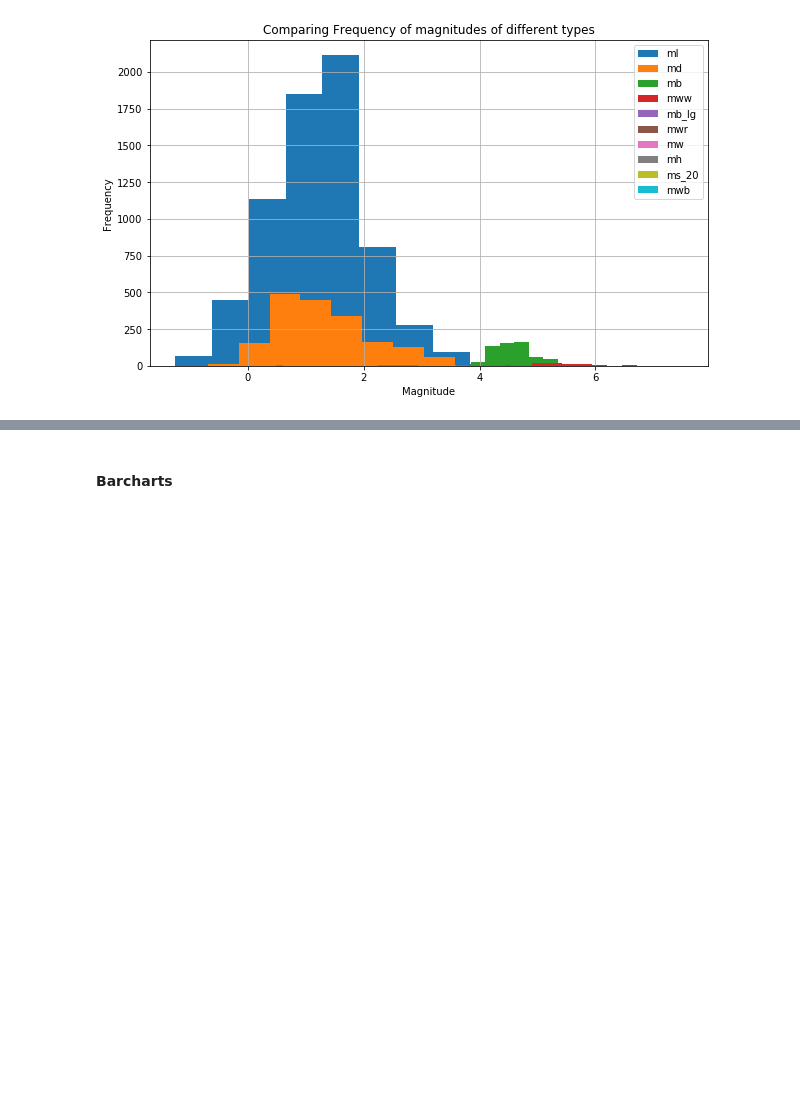
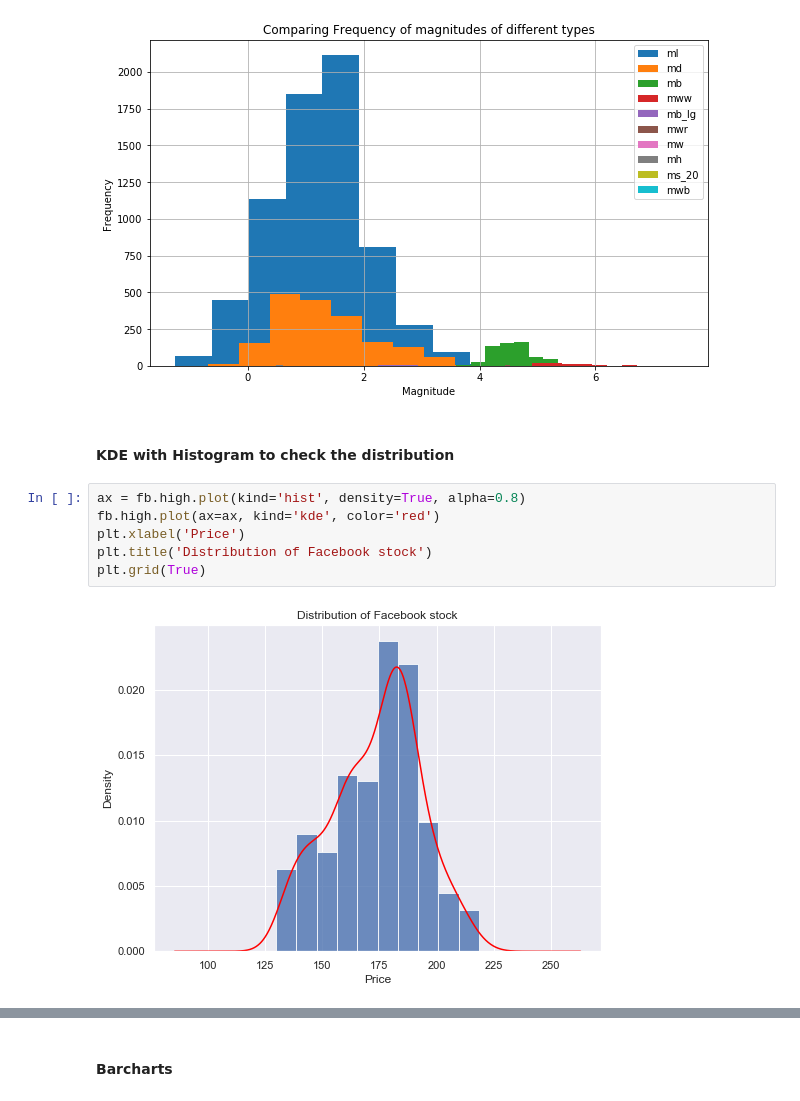
Before and after one commit to adityarj-pazuzu/Data-Visualization, a Jupyter notebook: Data Visualization using Matplotlib and Seaborn.ipynb, the cells around one changed output, grey strips where cells are left out. Saved outputs shown, nothing was run; the diff lists cells and outputs as text; blank space fills up the shorter version.

Commit message:
Added more plots
Matplotlib - Box, hist+kde
seaborn - boxen, violin, dist, bar, scatter

```diff
--- a/Data Visualization using Matplotlib and Seaborn.ipynb
+++ b/Data Visualization using Matplotlib and Seaborn.ipynb
@@ -175,3 +175,13 @@ plt.xlabel('Magnitude')
 # %% [output]
 Text(0.5, 0, 'Magnitude')
 [figure]
+# %% [markdown]
+#### KDE with Histogram to check the distribution
+# %%
+ax = fb.high.plot(kind='hist', density=True, alpha=0.8)
+fb.high.plot(ax=ax, kind='kde', color='red')
+plt.xlabel('Price')
+plt.title('Distribution of Facebook stock')
+plt.grid(True)
+# %% [output]
+[figure, added]
```
Also changed, not shown: parts of 19 cells of this notebook.
